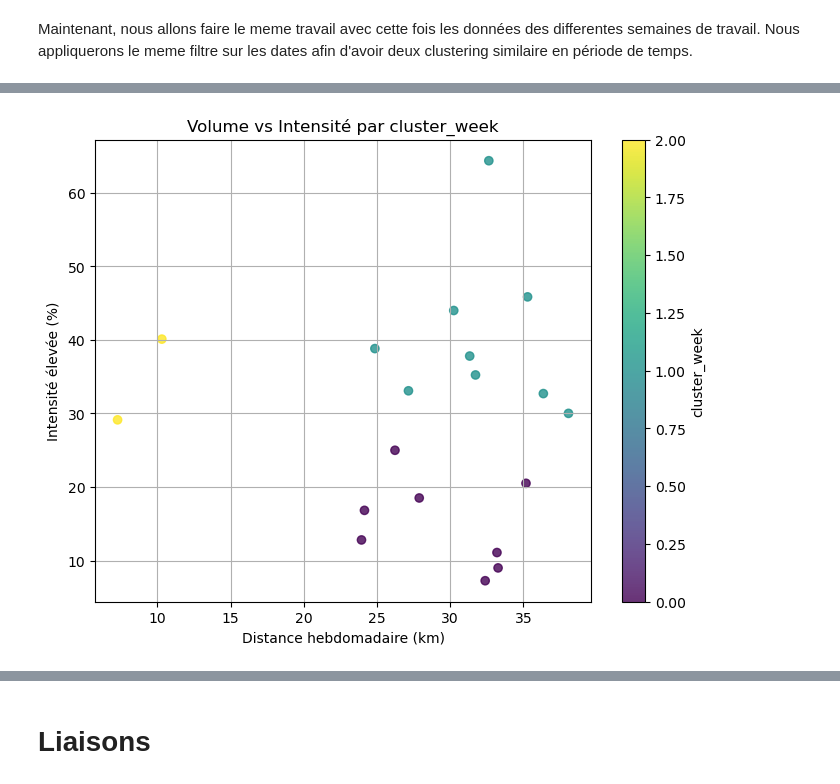
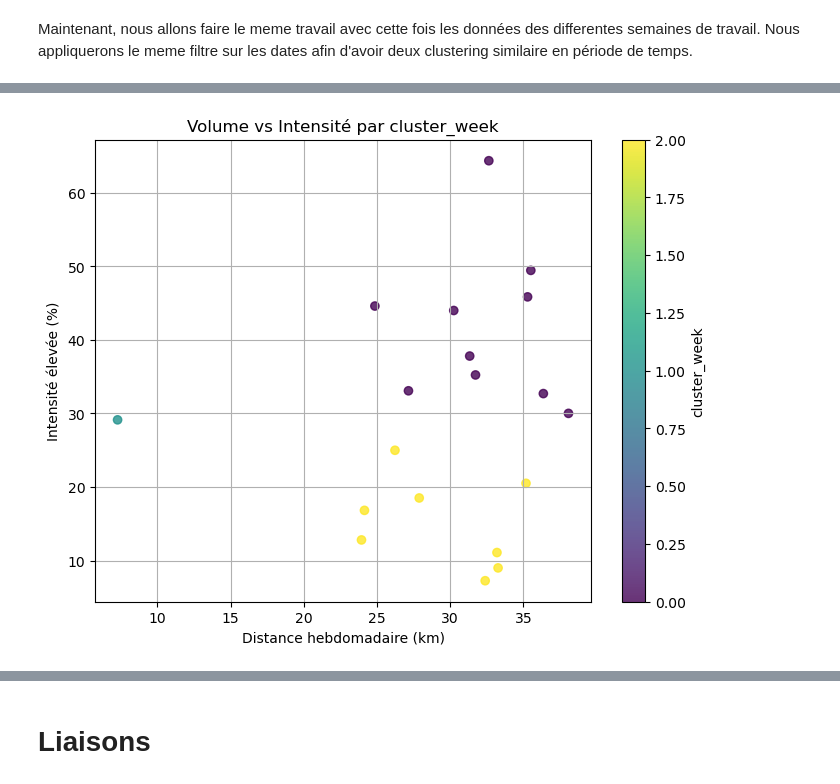
Before and after one commit to albanecoiffe/health-data-coach, a Jupyter notebook: HealthCoachBackend/notebook.ipynb, the cells around one changed output, grey strips where cells are left out. Saved outputs shown, nothing was run; the diff lists cells and outputs as text; code cells hidden in the pictures.

```diff
--- a/HealthCoachBackend/notebook.ipynb
+++ b/HealthCoachBackend/notebook.ipynb
@@ -21,6 +21,17 @@ Ce notebook a pour but d'étudier la possibilité de créer un systeme de recomm
 import pandas as pd
 
 week = pd.read_csv("weeks_received.csv")
-week.head()
+
+week["week_start"] = pd.to_datetime(week["week_start"])
+week["week_end"] = pd.to_datetime(week["week_end"])
+
+# Correction du nombre de sessions (déjà fait)
+week.loc[
+    (week["week_start"] == "2025-09-08") & (week["week_end"] == "2025-09-15"),
+    "sessions",
+] = 4
+
+# Vérification
+week.tail()
 # %% [output]
 |  | week_start | week_end | distance_km | sessions | duration_min | low_intensity_pct | high_intensity_pct | ... |
@@ -456,21 +619,21 @@ Aperçu des semaines :
 # %%
 plt.figure(figsize=(8, 6))
 
 plt.scatter(
-    week["distance_km"],
-    week["high_intensity_pct"] * 100,
-    c=week["cluster_week"],
+    week_clustering["distance_km"],
+    week_clustering["high_intensity_pct"] * 100,
+    c=week_clustering["cluster_week"],
     alpha=0.8,
 )
 
 plt.xlabel("Distance hebdomadaire (km)")
 plt.ylabel("Intensité élevée (%)")
 plt.title("Volume vs Intensité par cluster_week")
 plt.colorbar(label="cluster_week")
 plt.grid(True)
 plt.show()
 # %% [output]
-[figure, old version]
+[figure, new version]
 # %%
 centroids_week
 # %% [output]
```
Also changed, not shown: parts of 56 cells of this notebook, 11 other files.
